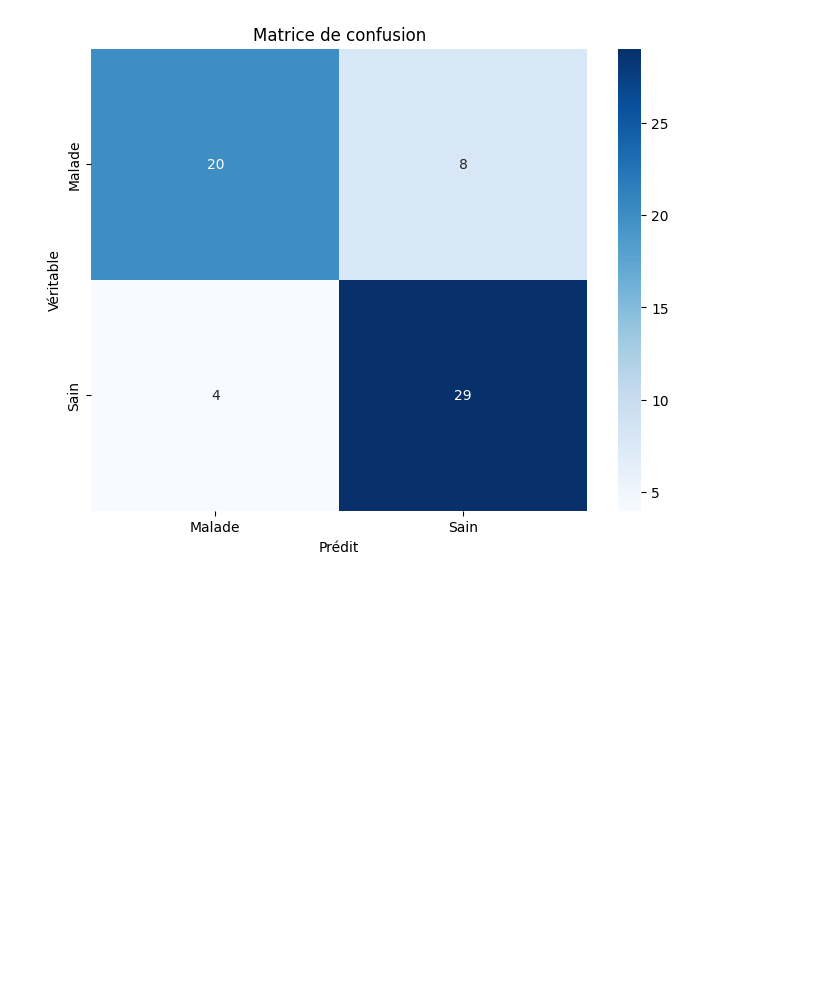
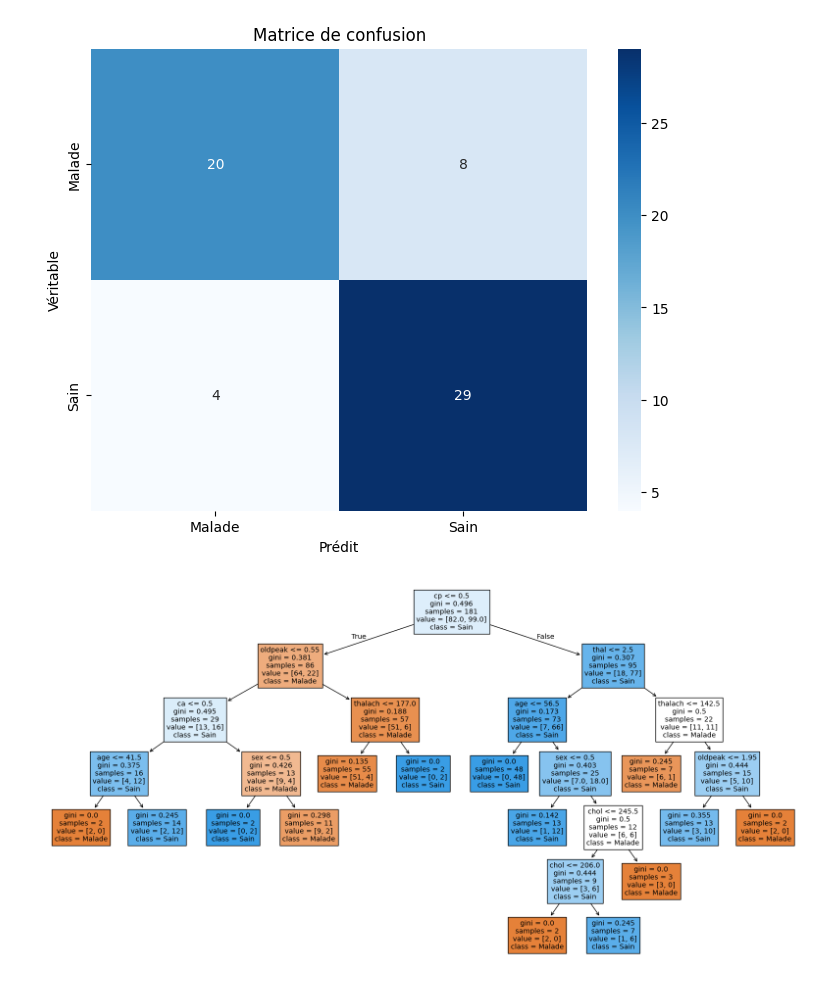
Before and after one commit to prichert17/Apprentissage_automatique_arbre_decision, a Jupyter notebook: main.ipynb, the cells around one changed output. Drawn from its saved outputs; the diff is of its cells as text; code cells hidden in the pictures; blank space fills up the shorter version.

Commit message:
représentation de l'arbre

```diff
--- a/main.ipynb
+++ b/main.ipynb
@@ -326,7 +326,7 @@ En faisant une moyenne sur 10 split, on remarque qu'une valeur de ccp_alpha faib
 Pour le modèle Entropy, un ccp_alpha = 0,03 est plus adapté
 # %%
 #meilleur modèle avec ccp_alpha = 0.01 et criterion = 'gini'
-clf = DecisionTreeClassifier(criterion='gini', random_state=0, ccp_alpha=0.01)
+clf_gini = DecisionTreeClassifier(criterion='gini', random_state=0, ccp_alpha=0.01)
 X_train_val, X_test, y_train_val, y_test = train_test_split(X, y_encoded, test_size=0.2, stratify=y_encoded, random_state=i)
 X_train, X_val, y_train, y_val = train_test_split(X_train_val, y_train_val, test_size=0.25, stratify=y_train_val, random_state=i)
 
@@ -347,3 +347,11 @@ plt.show()
 # %% [output]
 Balanced Accuracy arbre de décision : 0.7965367965367965
 [figure]
+# %%
+#représentation de l'arbre de décision
+from sklearn import tree
+plt.figure(figsize=(20,10))
+tree.plot_tree(clf_gini, filled=True, feature_names=X.columns[:13], class_names=['Malade', 'Sain'])
+plt.show()
+# %% [output]
+[figure, added]
```
